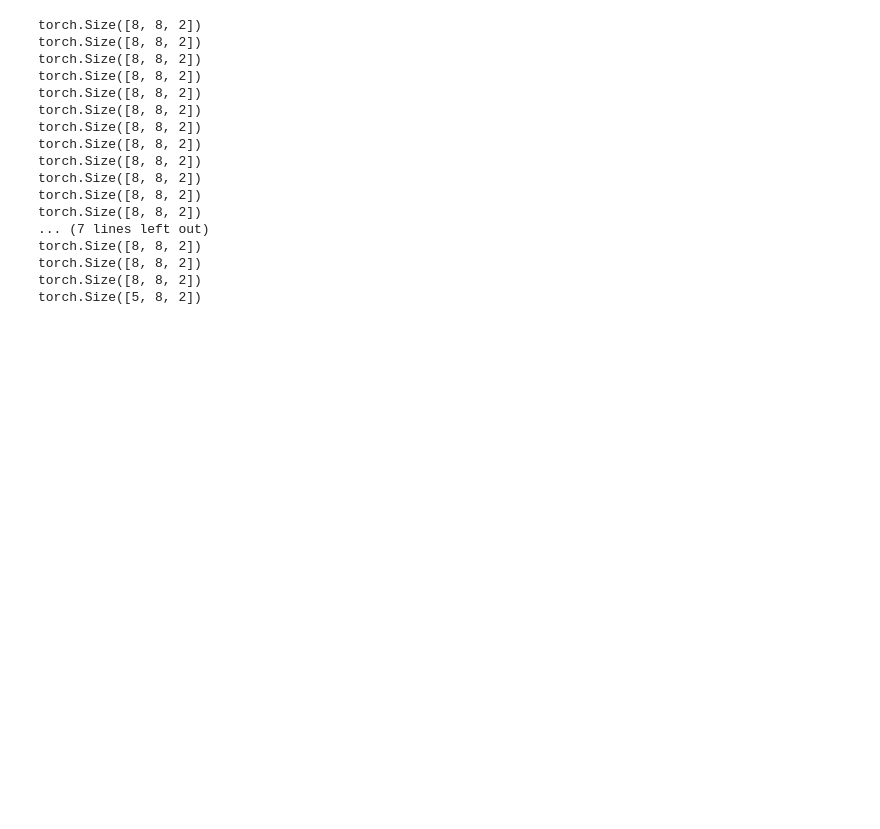
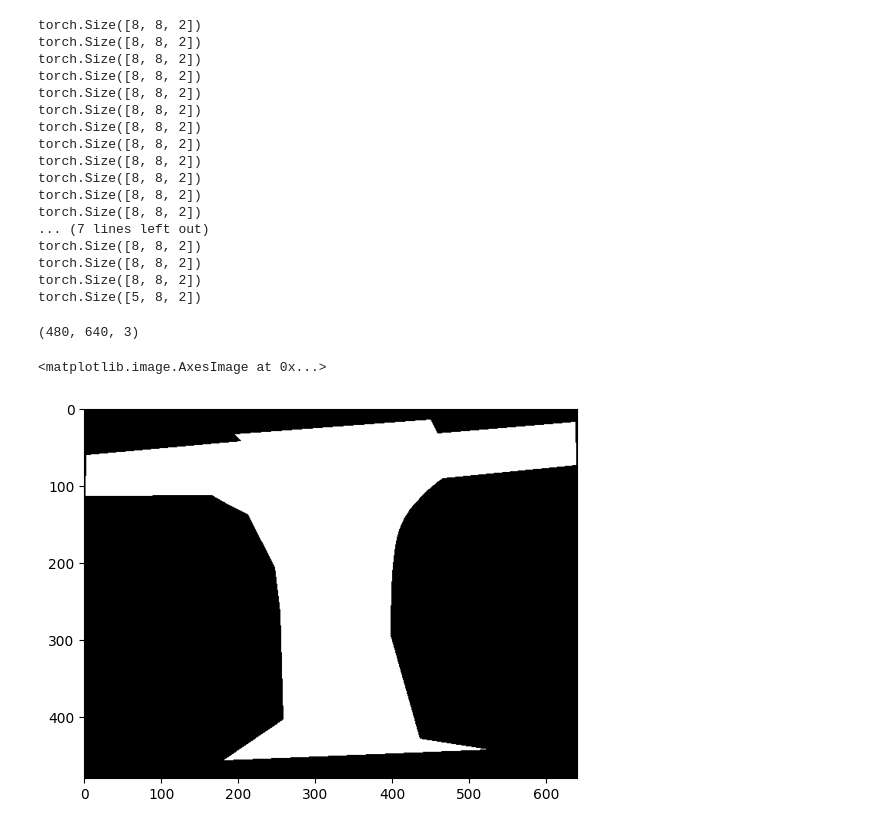
Before and after one commit to mulplue/Flow-for-Trajectory-prediction, a Jupyter notebook: test_dataloader.ipynb, the cells around one changed output. Cells and saved outputs as stored; diff of their text form; code cells hidden in the pictures; blank space fills up the shorter version.

```diff
--- a/test_dataloader.ipynb
+++ b/test_dataloader.ipynb
@@ -68,3 +115,41 @@ torch.Size([8, 8, 2])
 torch.Size([8, 8, 2])
 torch.Size([8, 8, 2])
 torch.Size([5, 8, 2])
+# %%
+def create_images_dict(image_path, image_file='oracle.png'):
+    images = {}
+    if image_file == 'oracle.png':
+        for scene in [
+                "eth",
+                "hotel",
+                "students001",
+                "students003",
+                "uni_examples",
+                "zara1",
+                "zara2",
+                "zara3",
+            ]:
+            im = cv2.imread(os.path.join(image_path, scene, image_file), 0)
+            images[scene] = im
+    # else:
+    #     im = cv2.imread(os.path.join(image_path, scene, image_file))
+    return images
+
+img_path = "data/eth_ucy/semantic_map"
+test_images = create_images_dict(img_path)
+# test_images['eth']
+
+def semantic2rgb(semantic_image):
+    # semantic_image = tensor2array(semantic_image)
+    semantic_image = np.expand_dims(semantic_image, -1).repeat(3, axis=-1)
+    print(semantic_image.shape)
+    semantic_image[semantic_image == 0] = 0
+    semantic_image[semantic_image == 1] = 255
+    return semantic_image
+
+test_img = semantic2rgb(test_images['eth'])
+plt.imshow(test_img)
+# %% [output]
+(480, 640, 3)
+<matplotlib.image.AxesImage at 0x...>
+[figure, added]
```
Also changed, not shown: parts of 6 cells of this notebook, 9 other files.
